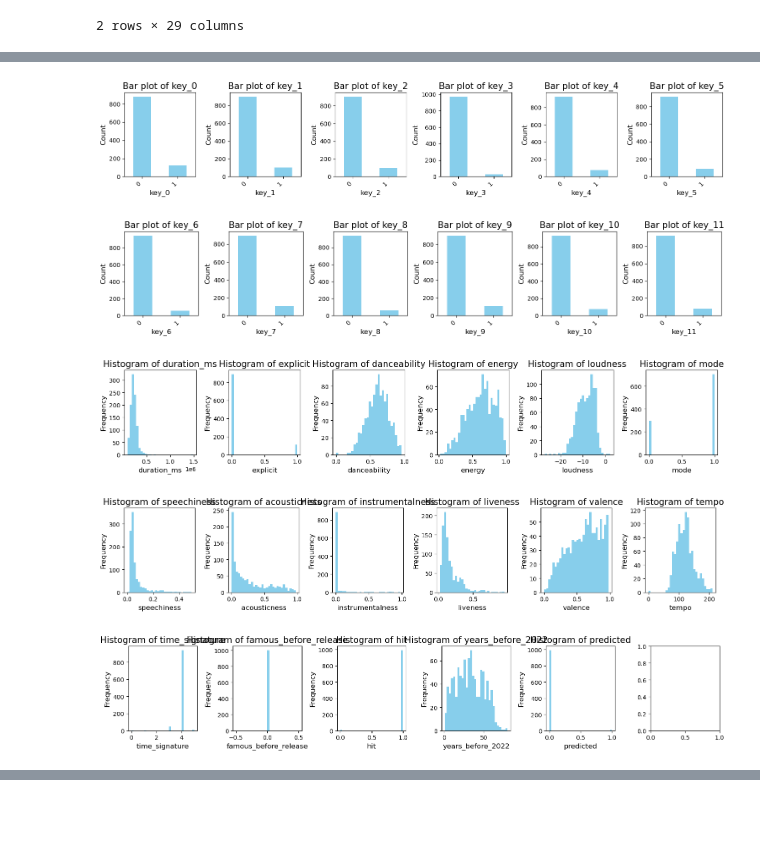
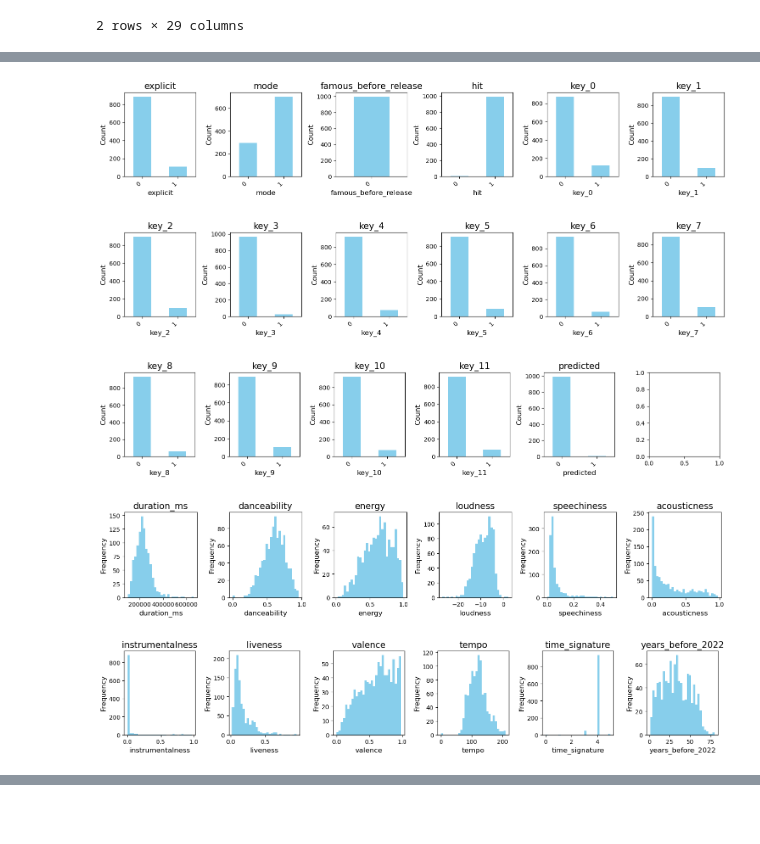
Before and after one commit to xRiku/gp-ufes, a Jupyter notebook: billboard_x_spotify.ipynb, the cells around one changed output, grey strips where cells are left out. Drawn from its saved outputs; the diff is of its cells as text; code cells hidden in the pictures.

```diff
--- a/billboard_x_spotify.ipynb
+++ b/billboard_x_spotify.ipynb
@@ -376,3 +376,8 @@ concatenated_df['key'] = concatenated_df['key'].astype('uint8')
 concatenated_df['explicit'] = concatenated_df['explicit'].astype('uint8')
 concatenated_df['famous_before_release'] = concatenated_df['famous_before_release'].astype('uint8')
 concatenated_df['hit'] = concatenated_df['hit'].astype('uint8')
+# %%
+# Aplica one hot encoding na variavel key
+key_dummies = pd.get_dummies(concatenated_df['key'], prefix='key')
+concatenated_df = pd.concat([concatenated_df, key_dummies], axis=1).drop(columns=['key'])
+concatenated_df
@@ -408,5 +427,0 @@ hit_song_df.describe()
-# %%
-# apply one hot encoding to key
-key_dummies = pd.get_dummies(hit_song_df['key'], prefix='key')
-hit_song_df = pd.concat([hit_song_df, key_dummies], axis=1).drop(columns=['key'])
-hit_song_df
@@ -702,18 +702,0 @@ concatenated_df.loc[incorrect_indices].loc[concatenated_df['artist'] == 'BTS']
-# %%
-# Descriptive statistics
-print(incorrect_predictions.describe())
-
-# Correlation matrix
-print(incorrect_predictions.corr())
-
-# Histograms for all numerical columns
-incorrect_predictions.hist()
-
-# Bar plots for categorical columns
-for column in incorrect_predictions.select_dtypes(include=['object', 'category']):
-    incorrect_predictions[column].value_counts().plot(kind='bar')
-    plt.title(column)
-    plt.show()
-
-# Class imbalance
-print(incorrect_predictions['hit'].value_counts())
@@ -759,39 +708,37 @@ dtype: object
 # %%
 import numpy as np
-
-# Assuming incorrect_predictions is your DataFrame
 
 # List of categorical columns
 categorical_columns = incorrect_predictions.select_dtypes(include=[np.uint8]).columns
 # print(categorical_columns)
 # List of numerical columns
 numerical_columns = incorrect_predictions.select_dtypes(include=[np.float64, np.int64]).columns
 
 plots_per_row = 6
 
 for i in range(0, len(categorical_columns), plots_per_row):
     fig, axs = plt.subplots(1, plots_per_row, figsize=(15, 3))
     for j, column in enumerate(categorical_columns[i:i+plots_per_row]):
         incorrect_predictions[column].value_counts().sort_index().plot(kind='bar', color='skyblue', ax=axs[j])
-        axs[j].set_title(f'Bar plot of {column}', fontsize=15)
+        axs[j].set_title(f'{column}', fontsize=15)
         axs[j].set_xlabel(column, fontsize=12)
         axs[j].set_ylabel('Count', fontsize=12)
         plt.setp(axs[j].xaxis.get_majorticklabels(), rotation=45, ha='right')
     plt.tight_layout()
     plt.show()
 
 for i in range(0, len(numerical_columns), plots_per_row):
     fig, axs = plt.subplots(1, plots_per_row, figsize=(15, 3))
     for j, column in enumerate(numerical_columns[i:i+plots_per_row]):
         incorrect_predictions[column].plot(kind='hist', bins=30, color='skyblue', ax=axs[j])
-        axs[j].set_title(f'Histogram of {column}', fontsize=15)
+        axs[j].set_title(f'{column}', fontsize=15)
         axs[j].set_xlabel(column, fontsize=12)
         axs[j].set_ylabel('Frequency', fontsize=12)
     plt.tight_layout()
     plt.show()
 # %% [output]
-[figure, old version]
+[figure, new version]
-[figure, old version]
+[figure, new version]
-[figure, old version]
+[figure, new version]
-[figure, old version]
+[figure, new version]
-[figure, old version]
+[figure, new version]
```
Also changed, not shown: parts of 12 cells of this notebook.
